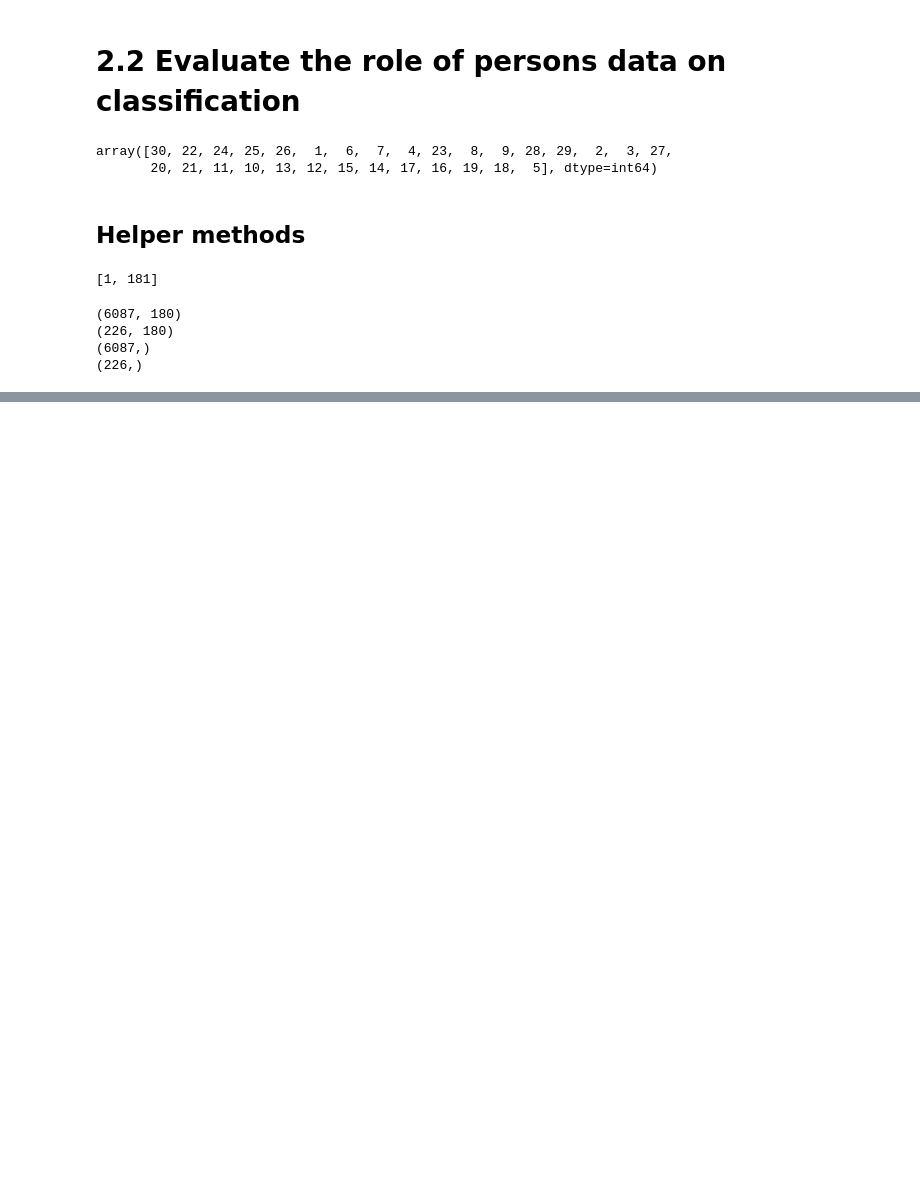
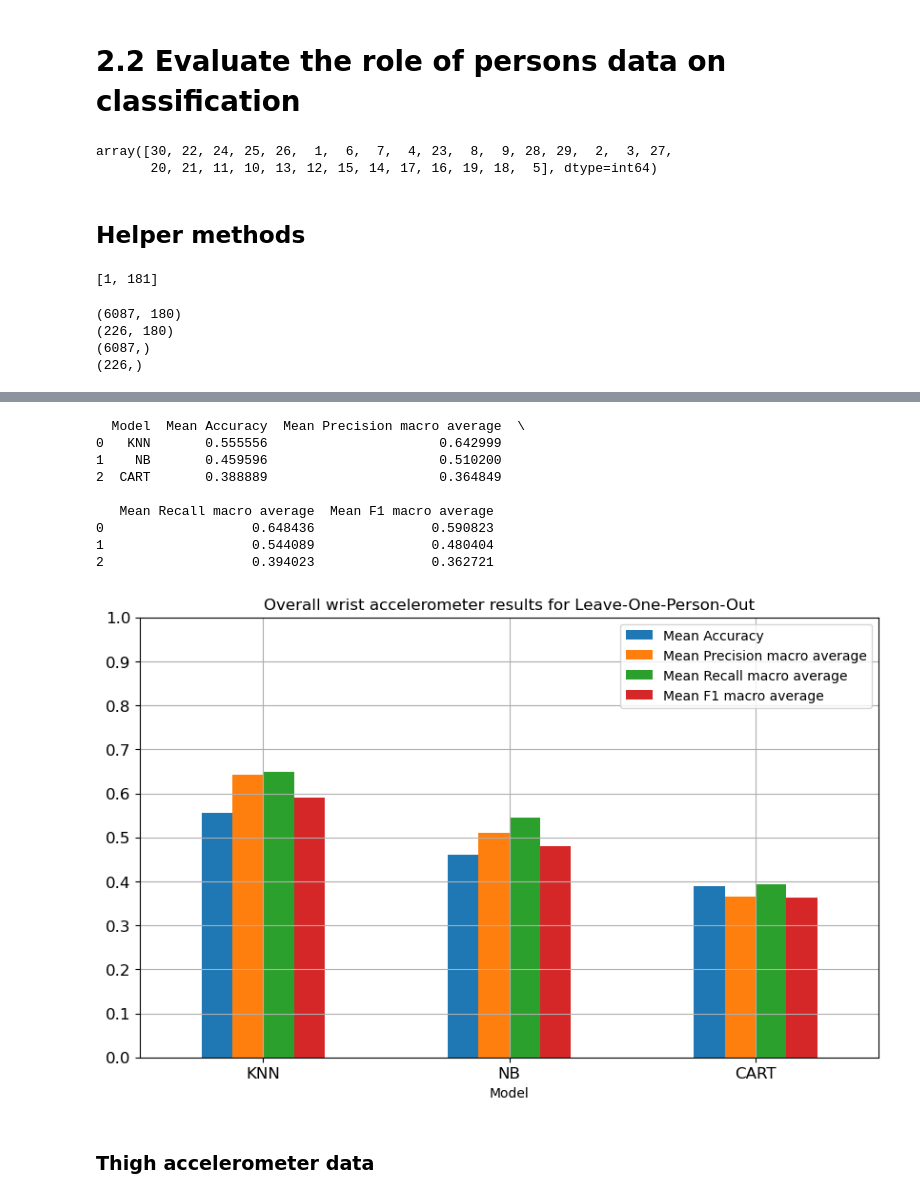
Before and after one commit to MadLadMadara/CM4107-Advanced-Artificial-Intelligence-CW2, a Jupyter notebook: CM4017_mex_data_updated.ipynb, the cells around one changed output, grey strips where cells are left out. Cells and saved outputs as stored; diff of their text form; code cells hidden in the pictures; blank space fills up the shorter version.

```diff
--- a/CM4017_mex_data_updated.ipynb
+++ b/CM4017_mex_data_updated.ipynb
@@ -541,37 +448,55 @@ def lopo_split(df, indices=[], test_person=None):
 
     train_df = df[df[0]!=test_person]
     test_df = df[df[0]==test_person]
+    # add standard scaler here
     X_train = train_df.iloc[:, indices[0]:indices[1]].to_numpy()
+    X_train = pd.DataFrame(std_scaler.fit_transform(X_train))
+    # add standard scaler here
     X_test = test_df.iloc[:, indices[0]:indices[1]].to_numpy()
+    X_test = pd.DataFrame(std_scaler.fit_transform(X_test))
+
     y_train = train_df.iloc[:, 873].to_numpy()
     y_test = test_df.iloc[:, 873].to_numpy()
 
     return X_train, X_test, y_train, y_test
 
-def evaluate_models_for_persons_data(data, models, indices, person_ids):
+def evaluate_models_for_persons_data(data, models, indices):
     print("Running algorithms for Leave-One-Person-Out on ", indices[0] ," data...")
-    # scoring metrics
-    scoring_list = ['precision_macro',
-                'recall_macro',
-                'f1_macro', '']
-
     models_results = []
     # evaluate each model in turn
     for name, model in models:
         print (name, ' Staring...')
         # split data into train and test sets
-        for person_id in person_ids:
+        for person_id in np.unique(id):
             print("Testing for person id: ", person_id)
             # split data into train and test sets
-            X_train, X_test, y_train, y_test = lopo_split(data, indices[1], person_id)
-
+            X_train, X_test, y_train, y_test = lopo_split(data, indices[1], test_person=person_id)
             # fit the model
-
-
+            model.fit(X_train, y_train)
+            # predict on test set
+            y_pred = model.predict(X_test)
+            # evaluate predictions
+            accuracy = accuracy_score(y_test, y_pred)
+            precision = precision_score(y_test, y_pred, average='macro', labels=np.unique(y_pred))
+            recall = recall_score(y_test, y_pred, average='macro', labels=np.unique(y_pred))
+            f1 = f1_score(y_test, y_pred, average='macro', labels=np.unique(y_pred))
+            #clf_report = classification_report(y_test, y_pred, labels=np.unique(y_pred), target_names=target_names, output_dict=True)
         # results data
         print (name, ' Successfully')
+        # get average results for all leave-one-person-out iterations for each model
         models_results.append([name, np.mean(accuracy), np.mean(precision) ,np.mean(recall), np.mean(f1)])
     return models_results
+
+# plot overall results for mean accuracy, recall and f1 in bar chart for Leave-One-Person-Out
+def plot_overall_results(results, title):
+    # convert results to dataframe
+    plot_data = pd.DataFrame(results, columns=['Model', 'Mean Accuracy',"Mean Precision macro average", 'Mean Recall macro average', 'Mean F1 macro average'])
+    print(plot_data)
+    # plot grouped bar chart
+    plot_data.plot(x='Model', kind='bar', ylim=(0, 1.), figsize=(10, 6), legend=True, fontsize=12,
+                    title=title, rot=0, grid=True, yticks=[0, 0.1, 0.2, 0.3, 0.4, 0.5, 0.6, 0.7, 0.8, 0.9, 1.0],
+                    )
+    plt.show()
 # %% [output]
 [1, 181]
 # %%
@@ -590,5 +519,6 @@ print(y_test.shape)
 # %%
 print('Running algorithms for wrist accelerometer data...')
 # complete code here
+wa_lopo_results = evaluate_models_for_persons_data(data, models, Sensors_indices[0])
 # %% [output]
 Running algorithms for wrist accelerometer data...
@@ -595,3 +541,18 @@ Running algorithms for wrist accelerometer data...
+# %%
+plot_overall_results(wa_lopo_results, 'Overall wrist accelerometer results for Leave-One-Person-Out')
+# %% [output]
+  Model  Mean Accuracy  Mean Precision macro average  \
+0   KNN       0.555556                      0.642999
+1    NB       0.459596                      0.510200
+2  CART       0.388889                      0.364849
+
+   Mean Recall macro average  Mean F1 macro average
+0                   0.648436               0.590823
+1                   0.544089               0.480404
+2                   0.394023               0.362721
+[figure, added]
+# %% [markdown]
+### Thigh accelerometer data
 # %%
 print('Running algorithms for thigh accelerometer data...')
 
```
Also changed, not shown: parts of 25 cells of this notebook.
